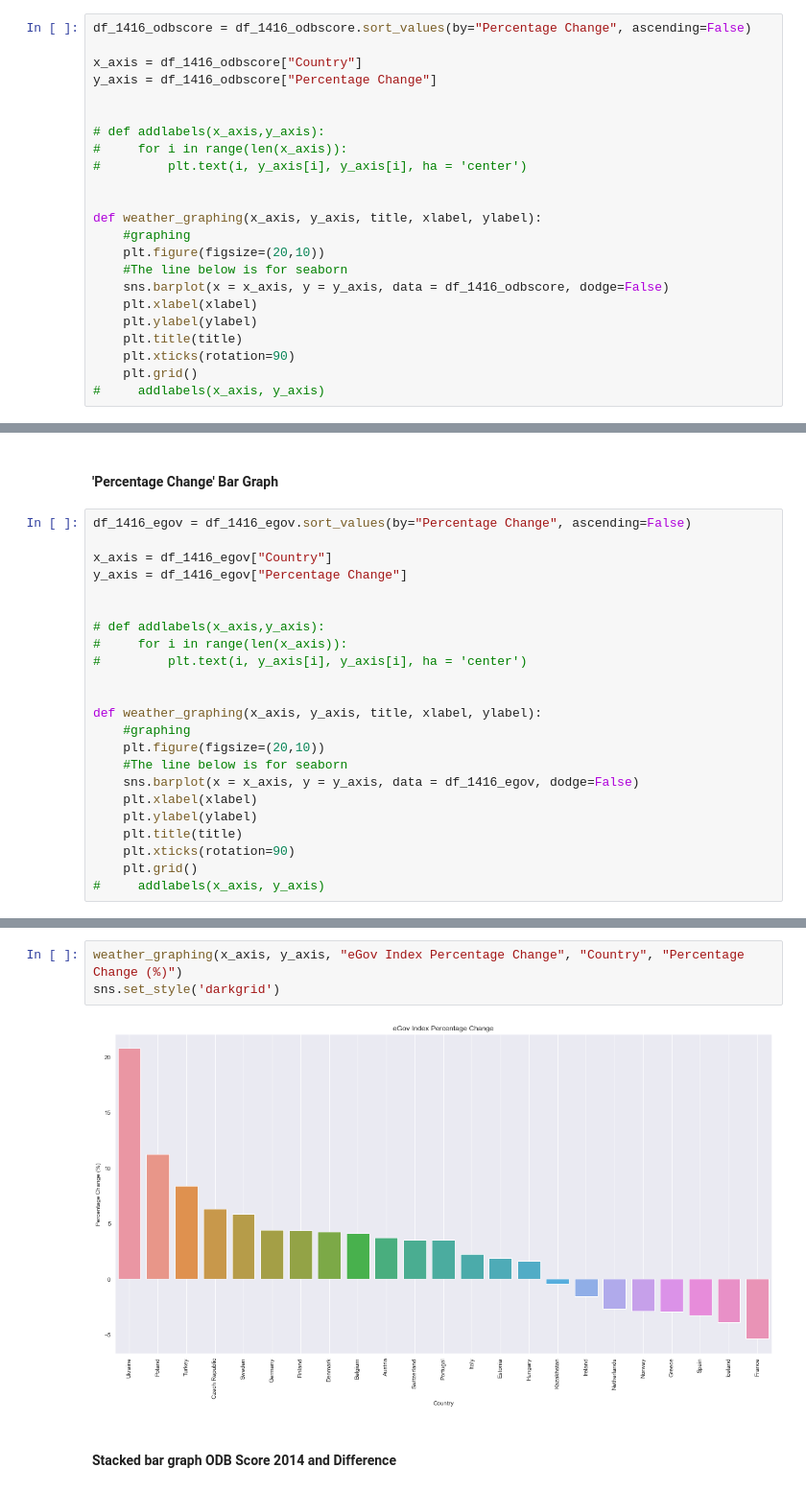
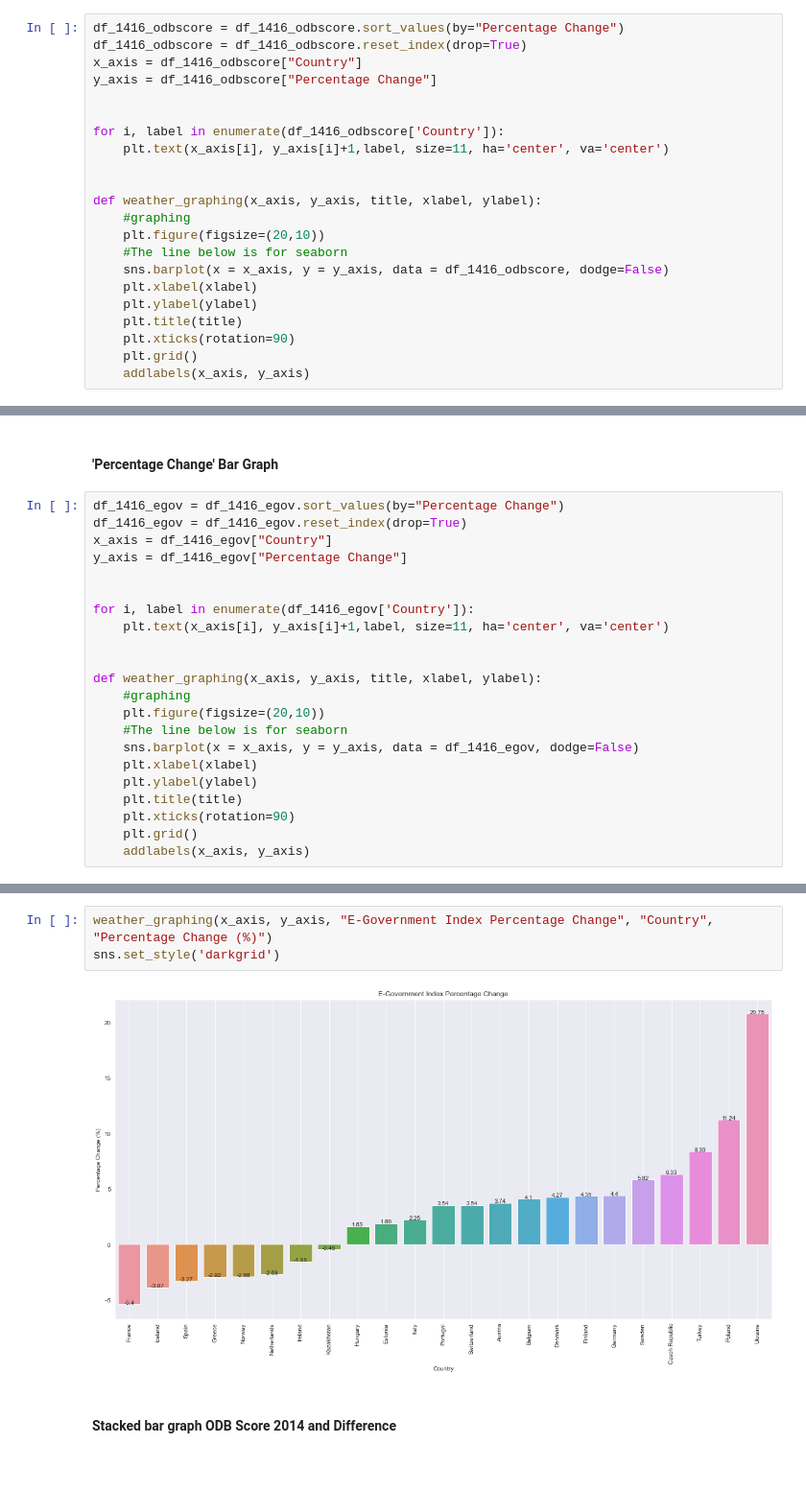
Before and after one commit to kreetigulati/Egovernance_and_OpenData, a Jupyter notebook: Kreeti/europe_percentagechange_difference.ipynb, the cells around one changed output, grey strips where cells are left out. Shown at 96% size. Drawn from its saved outputs; the diff is of its cells as text.

Commit message:
fixing graphs

```diff
--- a/Kreeti/europe_percentagechange_difference.ipynb
+++ b/Kreeti/europe_percentagechange_difference.ipynb
@@ -135,15 +137,14 @@ df_1416_odbscore
 # %% [markdown]
 #### 'Percentage Change' Bar Graph
 # %%
-df_1416_odbscore = df_1416_odbscore.sort_values(by="Percentage Change", ascending=False)
-
+df_1416_odbscore = df_1416_odbscore.sort_values(by="Percentage Change")
+df_1416_odbscore = df_1416_odbscore.reset_index(drop=True)
 x_axis = df_1416_odbscore["Country"]
 y_axis = df_1416_odbscore["Percentage Change"]
 
 
-# def addlabels(x_axis,y_axis):
-#     for i in range(len(x_axis)):
-#         plt.text(i, y_axis[i], y_axis[i], ha = 'center')
+for i, label in enumerate(df_1416_odbscore['Country']):
+    plt.text(x_axis[i], y_axis[i]+1,label, size=11, ha='center', va='center')
 
 
 def weather_graphing(x_axis, y_axis, title, xlabel, ylabel):
@@ -156,4 +157,4 @@ def weather_graphing(x_axis, y_axis, title, xlabel, ylabel):
     plt.title(title)
     plt.xticks(rotation=90)
     plt.grid()
-#     addlabels(x_axis, y_axis)
+    addlabels(x_axis, y_axis)
@@ -280,15 +284,14 @@ df_1416_egov
 # %% [markdown]
 #### 'Percentage Change' Bar Graph
 # %%
-df_1416_egov = df_1416_egov.sort_values(by="Percentage Change", ascending=False)
-
+df_1416_egov = df_1416_egov.sort_values(by="Percentage Change")
+df_1416_egov = df_1416_egov.reset_index(drop=True)
 x_axis = df_1416_egov["Country"]
 y_axis = df_1416_egov["Percentage Change"]
 
 
-# def addlabels(x_axis,y_axis):
-#     for i in range(len(x_axis)):
-#         plt.text(i, y_axis[i], y_axis[i], ha = 'center')
+for i, label in enumerate(df_1416_egov['Country']):
+    plt.text(x_axis[i], y_axis[i]+1,label, size=11, ha='center', va='center')
 
 
 def weather_graphing(x_axis, y_axis, title, xlabel, ylabel):
@@ -301,4 +304,4 @@ def weather_graphing(x_axis, y_axis, title, xlabel, ylabel):
     plt.title(title)
     plt.xticks(rotation=90)
     plt.grid()
-#     addlabels(x_axis, y_axis)
+    addlabels(x_axis, y_axis)
@@ -305,8 +311,8 @@ def weather_graphing(x_axis, y_axis, title, xlabel, ylabel):
 # %%
-weather_graphing(x_axis, y_axis, "eGov Index Percentage Change", "Country", "Percentage Change (%)")
+weather_graphing(x_axis, y_axis, "E-Government Index Percentage Change", "Country", "Percentage Change (%)")
 sns.set_style('darkgrid')
 # %% [output]
-[figure, old version]
+[figure, new version]
 # %% [markdown]
 #### Stacked bar graph ODB Score 2014 and Difference
 # %%
```
Also changed, not shown: parts of 28 cells of this notebook, 2 other files.
